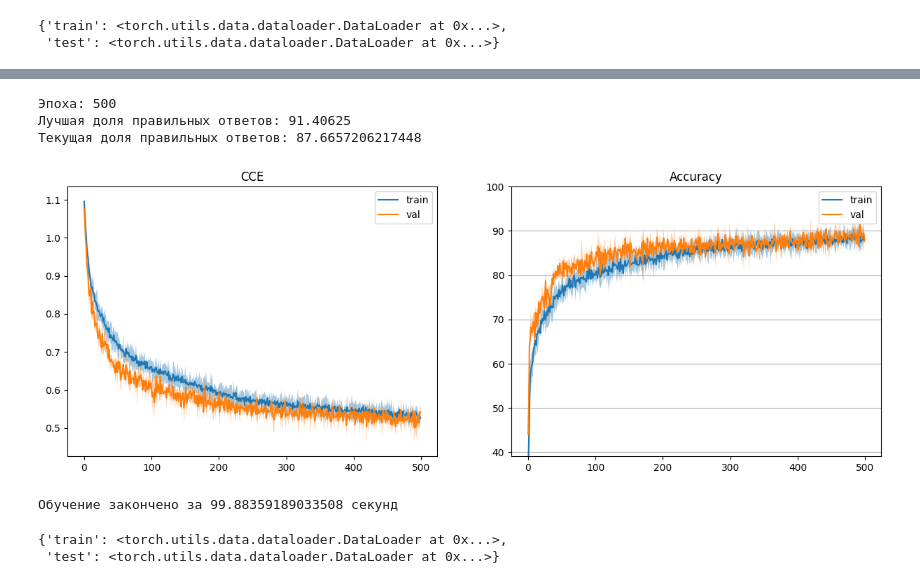
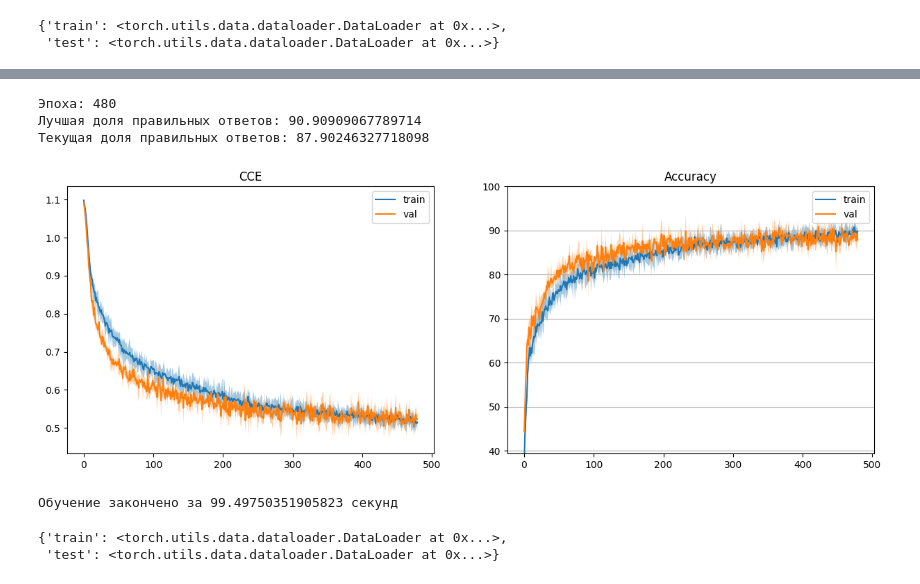
Before and after one commit to a-shirshov/DLIU, a Jupyter notebook: lab3.ipynb, the cells around one changed output, grey strips where cells are left out. Saved outputs shown, nothing was run; the diff lists cells and outputs as text; code cells hidden in the pictures.

```diff
--- a/lab3.ipynb
+++ b/lab3.ipynb
@@ -130,14 +130,15 @@ class Cifar100_CNN(nn.Module):
         self.seq = nn.Sequential(
             Normalize([0.5074,0.4867,0.4411],[0.2011,0.1987,0.2025]),
             # первый способ уменьшения размерности картинки - через stride
-            nn.Conv2d(3, HIDDEN_SIZE, 3, stride=4),
+            nn.Conv2d(3, HIDDEN_SIZE, 5, stride=4, padding=2),
             nn.ReLU(),
-            nn.Dropout2d(p=0.2),
+            nn.Dropout2d(p=0.1),
             # второй способ уменьшения размерности картинки - через слой пуллинг
             nn.Conv2d(HIDDEN_SIZE, HIDDEN_SIZE*2, 3, stride=1, padding=1),
             nn.ReLU(),
-            nn.AvgPool2d(4),#nn.MaxPool2d(4),
-            nn.Dropout2d(p=0.3),
+            nn.AvgPool2d(4),
+            nn.Dropout2d(p=0.1),
+            # nn.MaxPool2d(4),
             nn.Flatten(),
             nn.Linear(HIDDEN_SIZE*8, classes),
         )
@@ -145,7 +146,7 @@ class Cifar100_CNN(nn.Module):
     def forward(self, input):
         return self.seq(input)
 
-HIDDEN_SIZE = 64 # в 4 раза больше параметров, чем у свёрточной модели из ЛР2
+HIDDEN_SIZE = 32 # в 4 раза больше параметров, чем у свёрточной модели из ЛР2
 model = Cifar100_CNN(hidden_size=HIDDEN_SIZE, classes=len(CLASSES))
 # NEW
 model.to(device)
@@ -206,6 +207,6 @@ Reusing TensorBoard on port 6006 (pid 161496), started 0:31:07 ago. (Use '!kill
 [interactive output not drawn]
 # %%
-EPOCHS = 500
+EPOCHS = 480
 REDRAW_EVERY = 20
 steps_per_epoch = len(dataloader['train'])
 steps_per_epoch_val = len(dataloader['test'])
@@ -277,36 +278,36 @@ for epoch in range(EPOCHS):  # проход по набору данных не
     # обновление графиков
     if (epoch+1) % REDRAW_EVERY != 0:
         continue
     clear_output(wait=False)
     print('Эпоха: %s\n'
           'Лучшая доля правильных ответов: %s\n'
           'Текущая доля правильных ответов: %s' % (epoch+1, best_acc, acc))
     passed += pbar.format_dict['elapsed']
     pbar = tqdm(total=EPOCHS*steps_per_epoch, miniters=5)
     pbar.update((epoch+1)*steps_per_epoch)
     x_vals = np.arange(epoch+1)
     _, ax = plt.subplots(1, 2, figsize=(15, 5))
     stats = np.array(losses)
     stats_val = np.array(losses_val)
     ax[1].set_ylim(stats_val[:, 0, 1].min()-5, 100)
     ax[1].grid(axis='y')
     for i, title in enumerate(['CCE', 'Accuracy']):
         ax[i].plot(x_vals, stats[:, 0, i], label='train')
         ax[i].fill_between(x_vals, stats[:, 1, i],
                            stats[:, 2, i], alpha=0.4)
         ax[i].plot(x_vals, stats_val[:, 0, i], label='val')
         ax[i].fill_between(x_vals,
                            stats_val[:, 1, i],
                            stats_val[:, 2, i], alpha=0.4)
         ax[i].legend()
         ax[i].set_title(title)
     plt.show()
 model.load_state_dict(torch.load(checkpoint_path))
 print('Обучение закончено за %s секунд' % passed)
 # %% [output]
-Эпоха: 500
-Лучшая доля правильных ответов: 91.40625
-Текущая доля правильных ответов: 87.6657206217448
+Эпоха: 480
+Лучшая доля правильных ответов: 90.90909067789714
+Текущая доля правильных ответов: 87.90246327718098
-[figure, old version]
+[figure, new version]
-Обучение закончено за 99.88359189033508 секунд
+Обучение закончено за 99.49750351905823 секунд
 # %%
```
Also changed, not shown: parts of 6 cells of this notebook, 58 other files.
